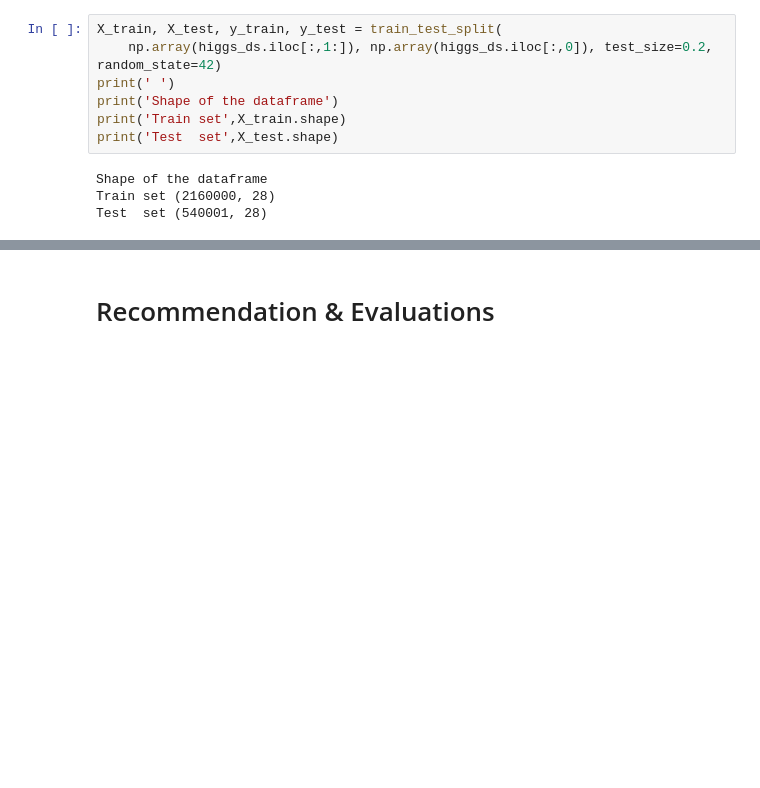
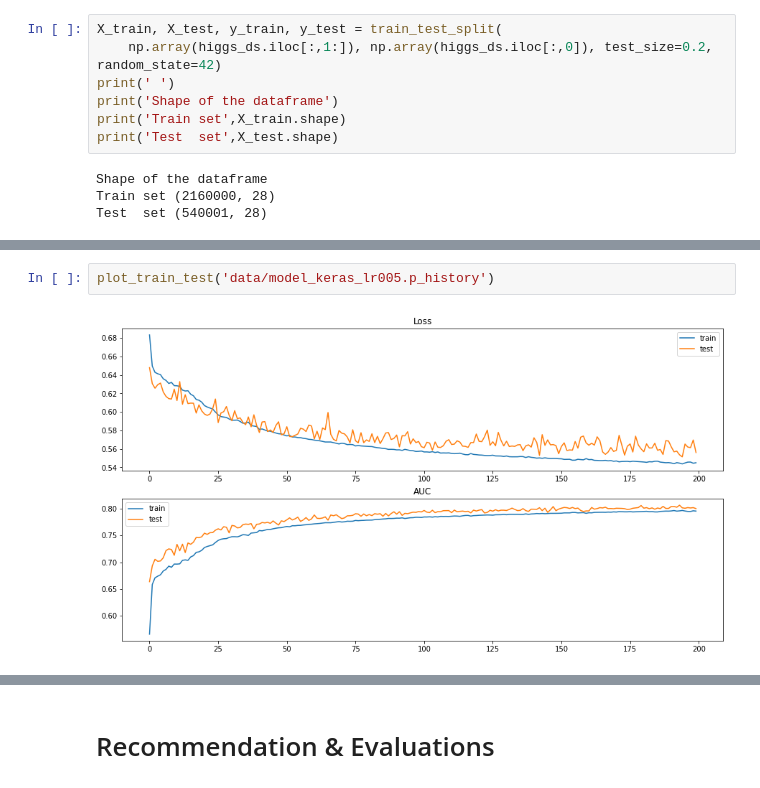
Before and after one commit to sachinac/MSDS7333, a Jupyter notebook: case_study06/msds_qtw_case_study06.ipynb, the cells around one changed output, grey strips where cells are left out. Drawn from its saved outputs; the diff is of its cells as text; blank space fills up the shorter version.

```diff
--- a/case_study06/msds_qtw_case_study06.ipynb
+++ b/case_study06/msds_qtw_case_study06.ipynb
@@ -379,0 +462,4 @@ model.save('data/model.pickle')
+# %%
+plot_train_test('data/model_keras_lr005.p_history')
+# %% [output]
+[figure, added]
```
Also changed, not shown: parts of 70 cells of this notebook, 23 other files.
